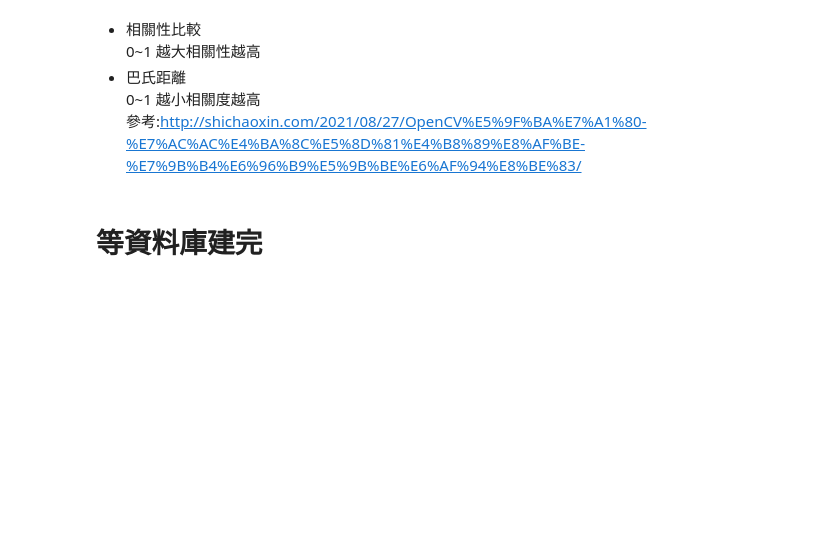
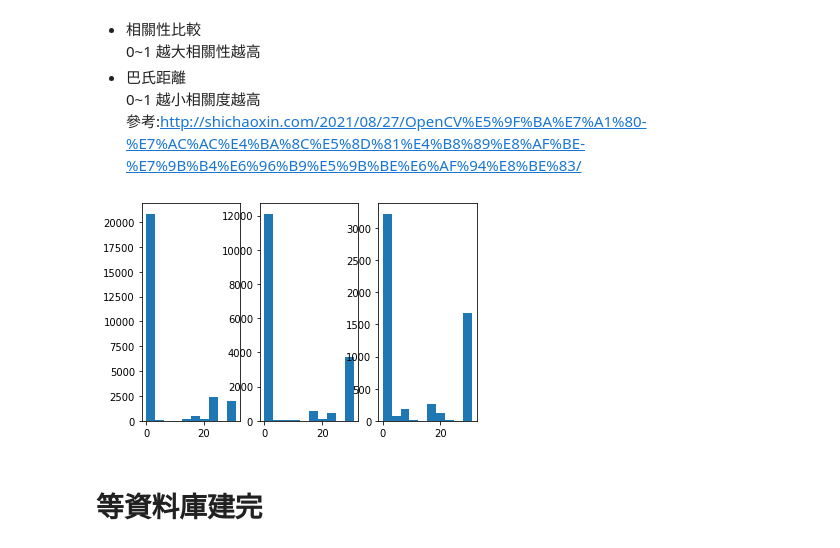
Before and after one commit to fxz200/detection, a Jupyter notebook: flower.ipynb, the cells around one changed output. Cells and saved outputs as stored; diff of their text form; code cells hidden in the pictures; blank space fills up the shorter version.

```diff
--- a/flower.ipynb
+++ b/flower.ipynb
@@ -444,3 +436,24 @@ def Compare_Hist(h1,h2):
+# %%
+##施工中##
+#"C:/flowerpic/jpeg-224x224/val/iris/12769.jpeg"
+def To_Data(img):
+    name=img.split("/")
+    Cut(img)
+    H1,H2,H3=Color_hist("cut1_"+name[-2]+"_"+name[-1],
+                        "cut2_"+name[-2]+"_"+name[-1],
+                        "cut3_"+name[-2]+"_"+name[-1])
+    H2_remake=[]
+    H3_remake=[]
+    for i in H2:
+        H2_remake.append(i*2)
+    for i in H3:
+        H3_remake.append(i*3)
+    H=H1+H2_remake+H3_remake
+    return H
+##施工中##
+H=To_Data("C:/flowerpic/jpeg-224x224/val/iris/12769.jpeg")
+# %% [output]
+[figure, added]
 # %% [markdown]
 等資料庫建完
 ===
```
Also changed, not shown: parts of 2 cells of this notebook, 1 other file.
